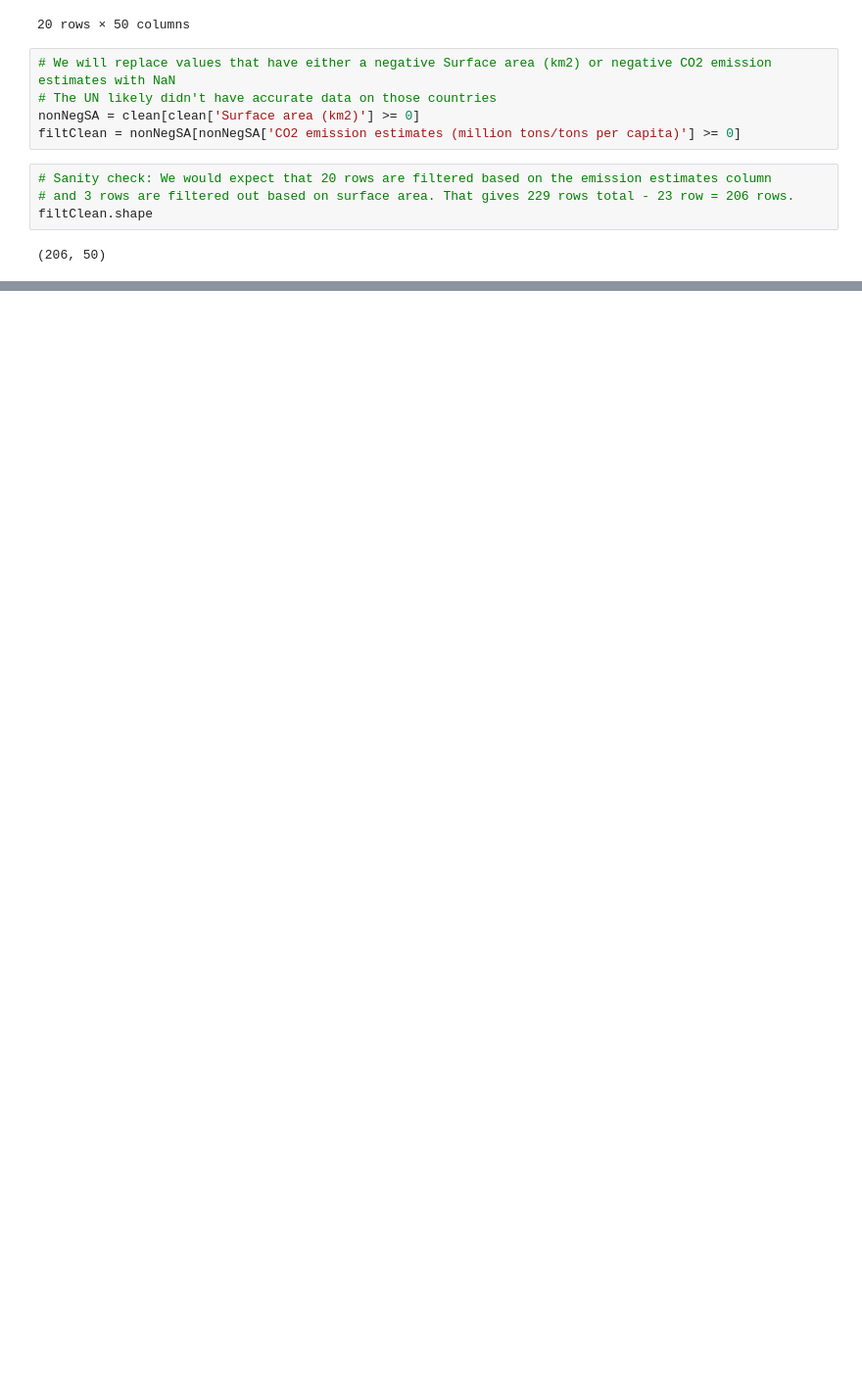
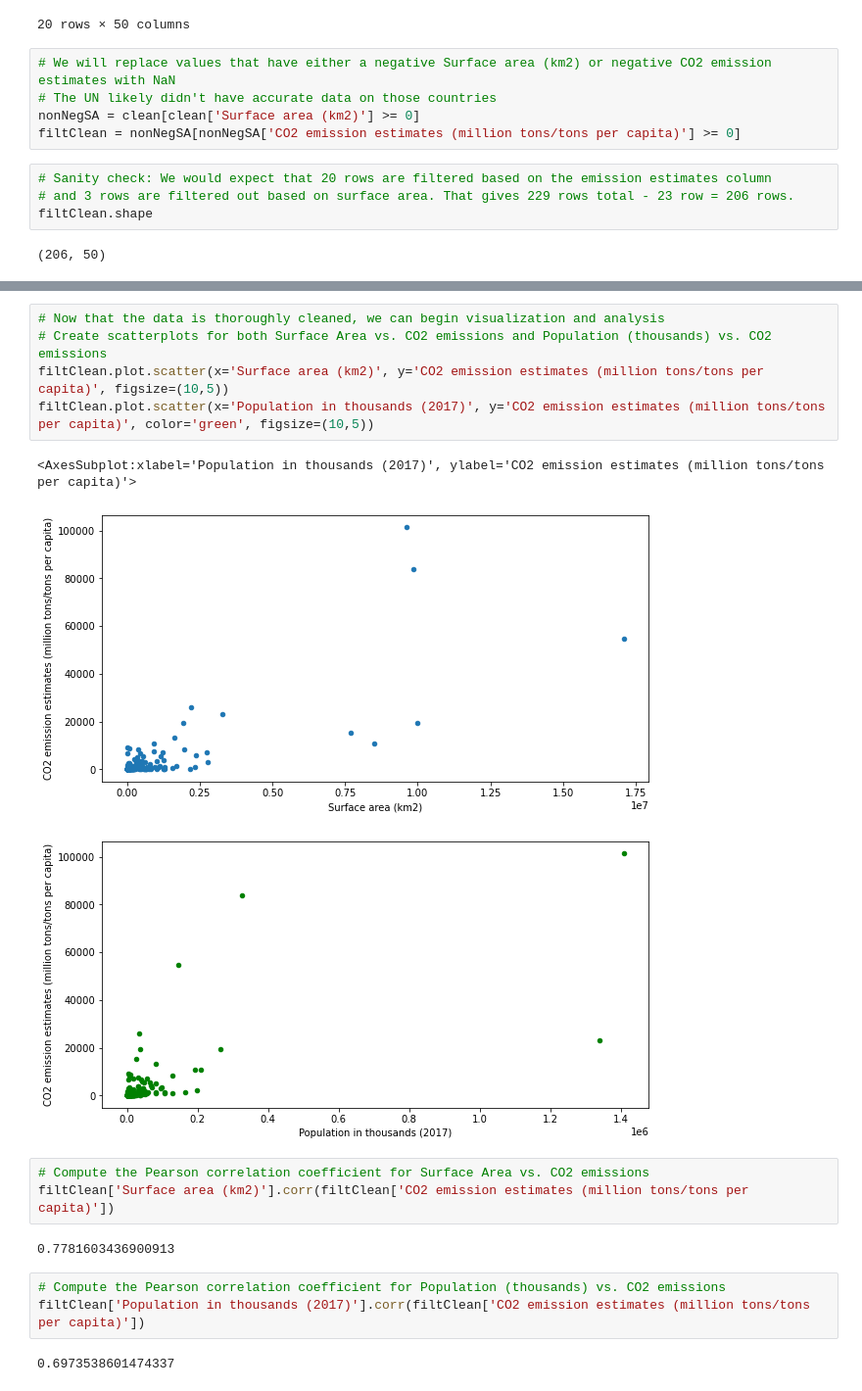
Before and after one commit to melotic/cs3654-project, a Jupyter notebook: Project1.ipynb, the cells around one changed output, grey strips where cells are left out. Shown at 98% size. Drawn from its saved outputs; the diff is of its cells as text; blank space fills up the shorter version.

Commit message:
Began analysis and visualization

```diff
--- a/Project1.ipynb
+++ b/Project1.ipynb
@@ -125,0 +136,19 @@ filtClean.shape
+# %%
+# Now that the data is thoroughly cleaned, we can begin visualization and analysis
+# Create scatterplots for both Surface Area vs. CO2 emissions and Population (thousands) vs. CO2 emissions
+filtClean.plot.scatter(x='Surface area (km2)', y='CO2 emission estimates (million tons/tons per capita)', figsize=(10,5))
+filtClean.plot.scatter(x='Population in thousands (2017)', y='CO2 emission estimates (million tons/tons per capita)', color='green', figsize=(10,5))
+# %% [output]
+<AxesSubplot:xlabel='Population in thousands (2017)', ylabel='CO2 emission estimates (million tons/tons per capita)'>
+[figure, added]
+[figure, added]
+# %%
+# Compute the Pearson correlation coefficient for Surface Area vs. CO2 emissions
+filtClean['Surface area (km2)'].corr(filtClean['CO2 emission estimates (million tons/tons per capita)'])
+# %% [output]
+0.7781603436900913
+# %%
+# Compute the Pearson correlation coefficient for Population (thousands) vs. CO2 emissions
+filtClean['Population in thousands (2017)'].corr(filtClean['CO2 emission estimates (million tons/tons per capita)'])
+# %% [output]
+0.6973538601474337
```
Also changed, not shown: parts of 10 cells of this notebook.
